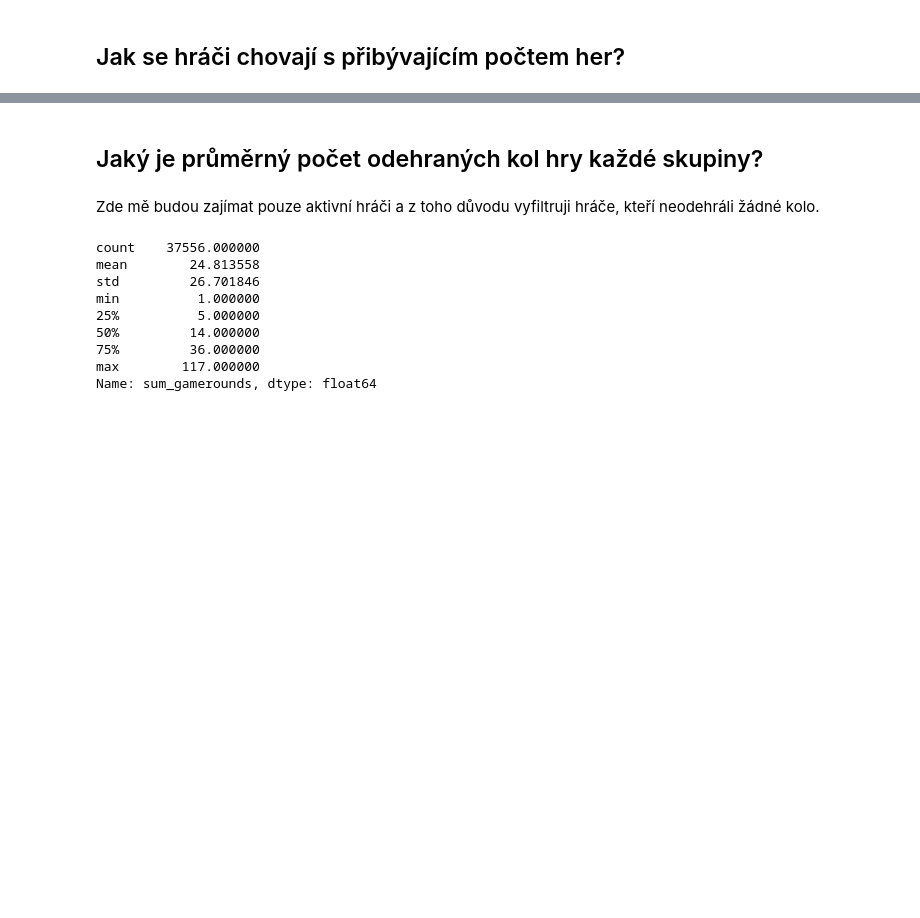
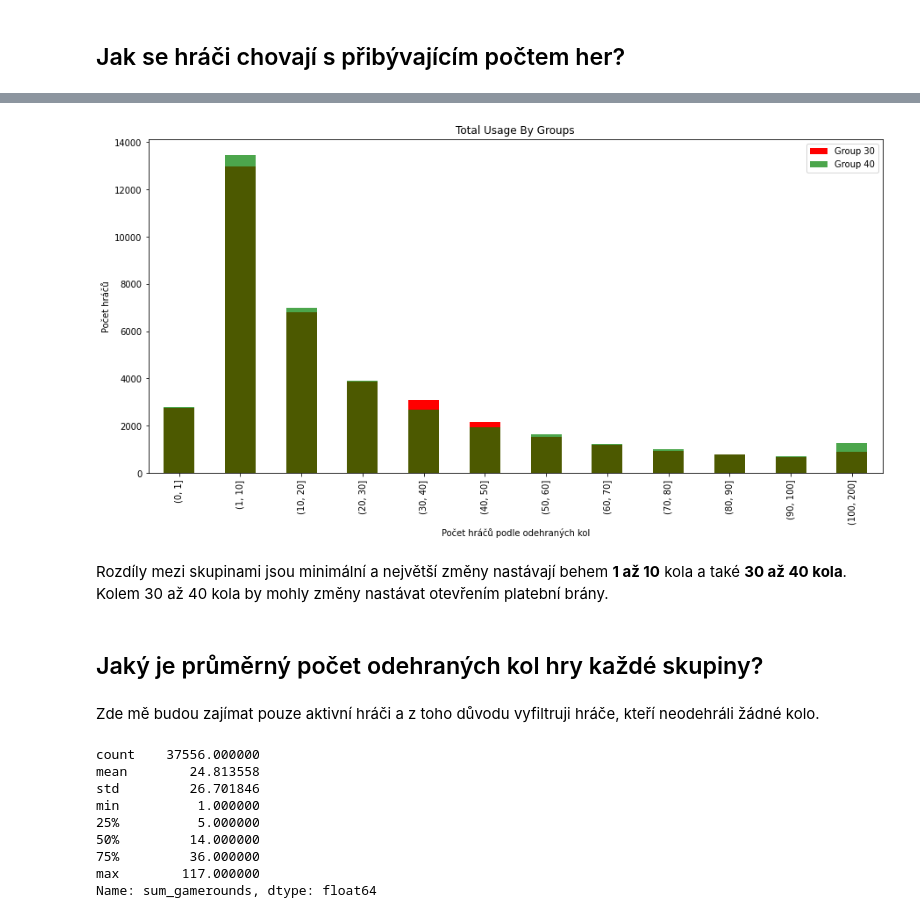
Before and after one commit to 9berny9/cookie_cats_analysis, a Jupyter notebook: cats.ipynb, the cells around one changed output, grey strips where cells are left out. Cells and saved outputs as stored; diff of their text form; code cells hidden in the pictures; blank space fills up the shorter version.

```diff
--- a/cats.ipynb
+++ b/cats.ipynb
@@ -236,3 +242,20 @@ Z grafu lze vidět, že většina hráčů odehraje pouze prvních pár kol. Zde
+# %%
+bins = [0,1,10,20,30,40,50,60,70,80,90,100,200]
+plot_30 = df_30.groupby(pd.cut(df_30["sum_gamerounds"], bins=bins)).userid.count()
+plot_40 = df_40.groupby(pd.cut(df_40["sum_gamerounds"], bins=bins)).userid.count()
+# %%
+# Plotting the distribution of players that played 0 to 100 game rounds
+fig, ax = plt.subplots(figsize=(15,7))
+ax = plot_30.plot(kind = 'bar', y="userid", color = "red", alpha = 1,
+                       title = 'Total Usage By Groups')
+plot_40.plot(kind = 'bar', y="userid", ax=ax, color = "green", alpha = 0.7 )
+ax.set_xlabel("Počet hráčů podle odehraných kol")
+ax.set_ylabel("Počet hráčů")
+plt.legend(["Group 30", "Group 40"]);
+# %% [output]
+[figure, added]
+# %% [markdown]
+Rozdíly mezi skupinami jsou minimální a největší změny nastávají behem **1 až 10** kola a také **30 až 40 kola**. Kolem 30 až 40 kola by mohly změny nastávat otevřením platební brány.
 # %% [markdown]
 ## Jaký je průměrný počet odehraných kol hry každé skupiny?
 # %% [markdown]
```
Also changed, not shown: parts of 24 cells of this notebook.
